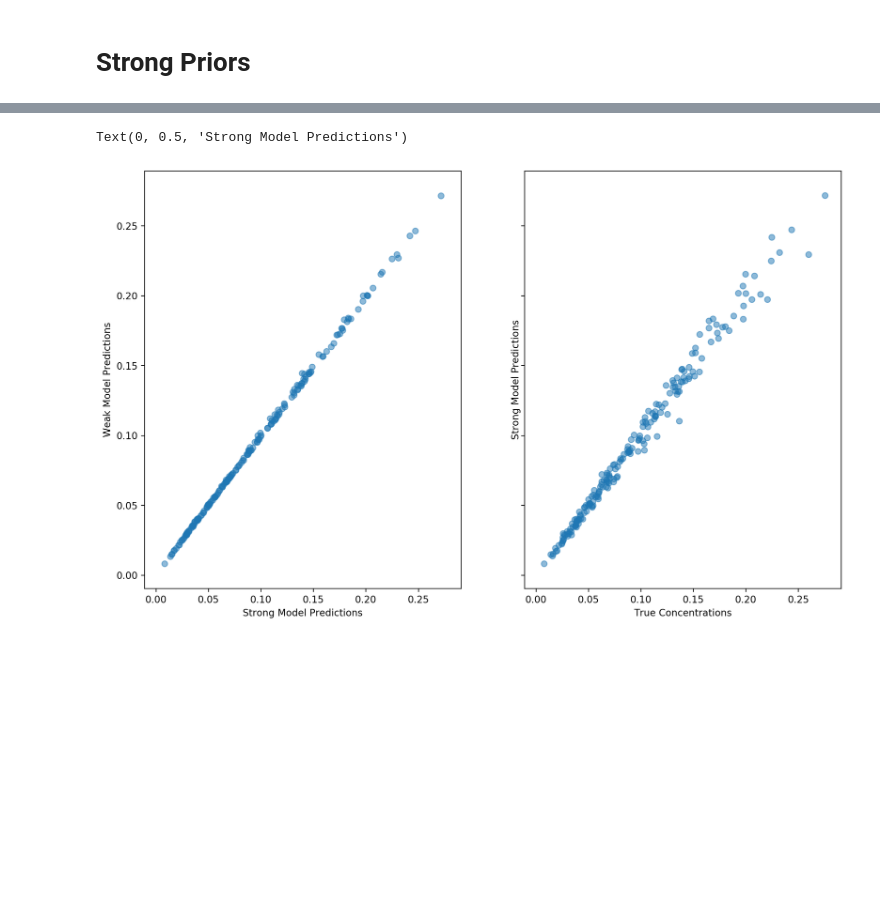
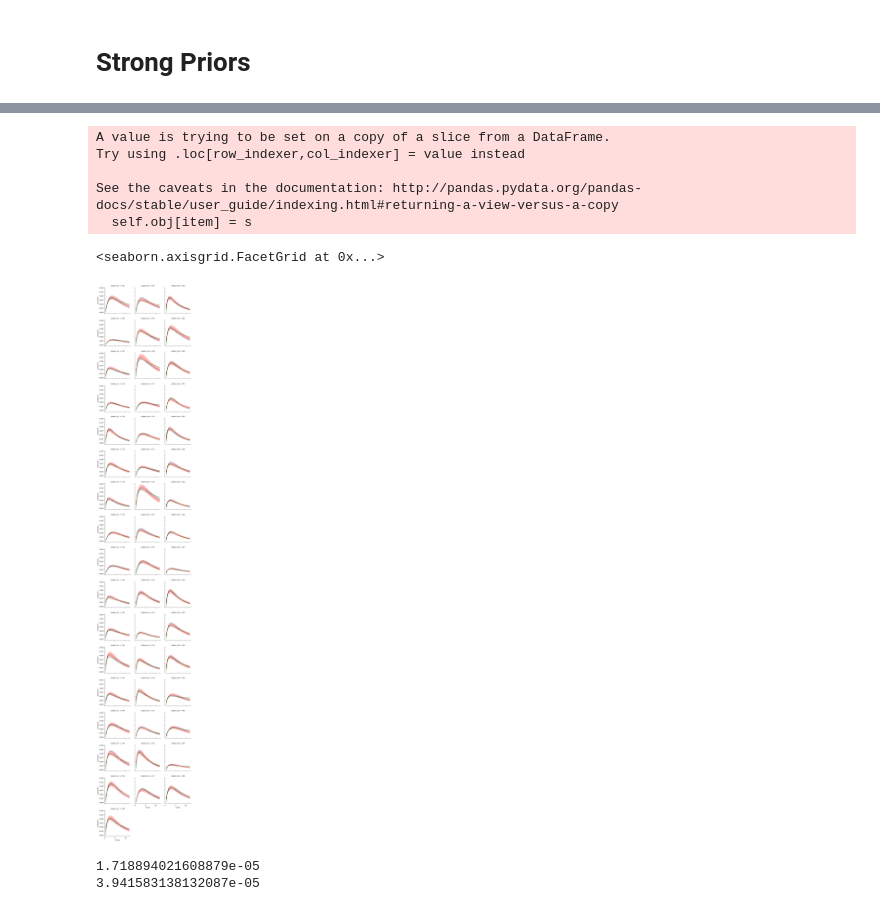
Before and after one commit to Dpananos/PKBayes, a Jupyter notebook: RegressionExperiment.ipynb, the cells around one changed output, grey strips where cells are left out. Saved outputs shown, nothing was run; the diff lists cells and outputs as text; code cells hidden in the pictures; blank space fills up the shorter version.

```diff
--- a/RegressionExperiment.ipynb
+++ b/RegressionExperiment.ipynb
@@ -64,12 +93,0 @@ g.map(plt.fill_between,'times','ppc_low','ppc_high',alpha = 0.25, color = 'red')
-# %%
-with weak_regression_model_factory(yobs, times, subject_ids):
-    prior_predictive = pm.sample_prior_predictive(1000)
-    trace = pm.sample(draws = 1000, tune = 1000, chains = 4, random_seed = 19920908)
-    posterior_predictive = pm.sample_posterior_predictive(trace)
-
-    weak_data = az.from_pymc3(prior=prior_predictive, trace=trace, posterior_predictive=posterior_predictive)
-
-predictions = summarize_posterior(weak_data, 'y_est', 'pred')
-ppc = summarize_ppc(weak_data,'Yobs','ppc')
-
-dfpred = df.join(predictions).join(ppc)
@@ -106,29 +94,32 @@ az.plot_forest(
-# %%
-predictions = summarize_posterior(strong_data, 'y_est', 'pred')
-ppc = summarize_ppc(strong_data,'Yobs','ppc')
-
-strong_sum = df.join(predictions).join(ppc)
-
-predictions = summarize_posterior(weak_data, 'y_est', 'pred')
-ppc = summarize_ppc(weak_data,'Yobs','ppc')
-
-weak_sum = df.join(predictions).join(ppc)
-
-
-
-
-fig, ax = plt.subplots(dpi=120, ncols=2, figsize = (13,8), sharex = True, sharey=True)
-
-ax = ax.ravel()
-
-ax[0].scatter(strong_sum.pred_pred, weak_sum.pred_pred, alpha = 0.5)
-ax[0].set_xlabel('Strong Model Predictions')
-ax[0].set_ylabel('Weak Model Predictions')
-
-
-ax[1].scatter(strong_sum.y, strong_sum.pred_pred, alpha = 0.5)
-ax[1].set_xlabel('True Concentrations')
-ax[1].set_ylabel('Strong Model Predictions')
-# %% [output]
-Text(0, 0.5, 'Strong Model Predictions')
-[figure, removed]
+# %%
+with strong_model:
+    strong_posterior_predictions = pm.sample_posterior_predictive(trace, var_names=['ypred','patient_tmax','Cl'])
+# %%
+no_condition.loc[:,'pred'] = np.mean(strong_posterior_predictions['ypred'], axis = 0)
+no_condition.loc[:,'pred_low'] = np.quantile(strong_posterior_predictions['ypred'], 0.025, axis = 0 )
+no_condition.loc[:,'pred_high'] = np.quantile(strong_posterior_predictions['ypred'], 0.975, axis = 0 )
+no_condition.loc[:,'map_pred'] = maps['ypred']
+
+g = sns.FacetGrid(data = no_condition.query('subject_ids<500 and subject_ids>200'), col='subject_ids', col_wrap=3)
+g.map_dataframe(sns.lineplot, 'times','y', estimator = None)
+# g.map_dataframe(sns.scatterplot, 'times','yobs')
+g.map_dataframe(sns.lineplot, 'times','pred', estimator = None, color = 'red')
+g.map_dataframe(sns.lineplot, 'times','map_pred', estimator = None, color = 'g')
+
+g.map_dataframe(plt.fill_between, 'times', 'pred_low', 'pred_high', alpha = 0.25, color = 'red')
+# %% [output]
+A value is trying to be set on a copy of a slice from a DataFrame.
+Try using .loc[row_indexer,col_indexer] = value instead
+
+See the caveats in the documentation: http://pandas.pydata.org/pandas-docs/stable/user_guide/indexing.html#returning-a-view-versus-a-copy
+  self.obj[item] = s
+<seaborn.axisgrid.FacetGrid at 0x...>
+[figure, added]
+# %%
+from sklearn.metrics import mean_squared_error
+
+print(mean_squared_error(no_condition.y, no_condition.pred))
+print(mean_squared_error(no_condition.y, no_condition.map_pred))
+# %% [output]
+1.718894021608879e-05
+3.941583138132087e-05
```
Also changed, not shown: parts of 21 cells of this notebook, 7 other files.
